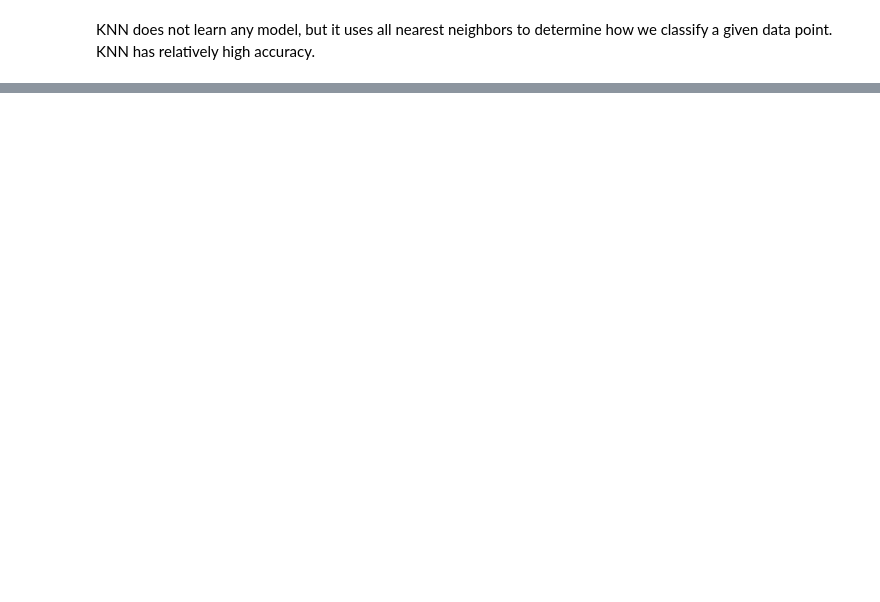
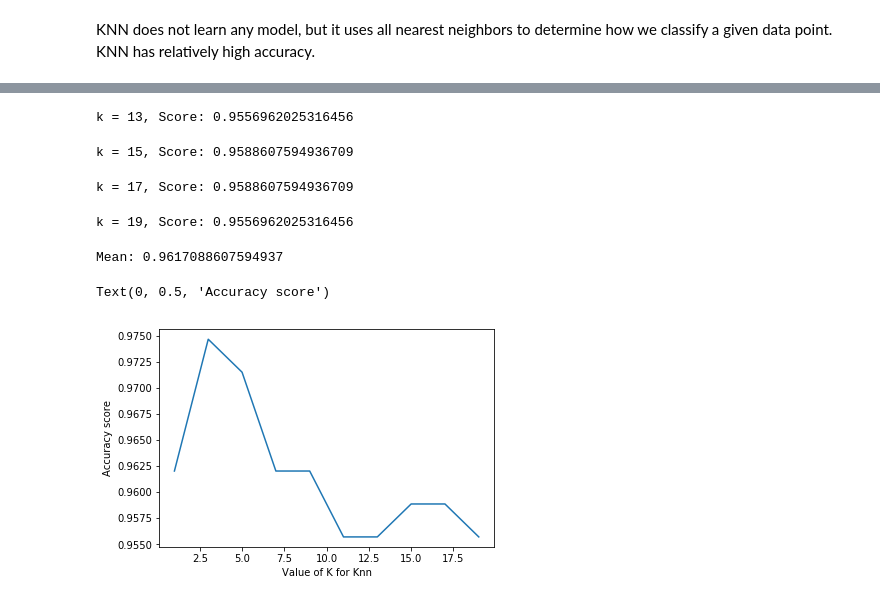
Before and after one commit to stanleyh007/ai_assignment2, a Jupyter notebook: ai_assignment_02/Project_2.ipynb, the cells around one changed output, grey strips where cells are left out. Cells and saved outputs as stored; diff of their text form; code cells hidden in the pictures; blank space fills up the shorter version.

```diff
--- a/ai_assignment_02/Project_2.ipynb
+++ b/ai_assignment_02/Project_2.ipynb
@@ -96,0 +199,52 @@ for model in model_genderlogi:
+# %%
+Knn_13 = neighbors.KNeighborsClassifier(n_neighbors=13)
+Knn_13.fit(Xk_train, yk_train)
+y_pred = Knn_13.predict(Xk_test)
+print('k = 13,', 'Score:', accuracy_score(yk_test, y_pred))
+# %% [output]
+k = 13, Score: 0.9556962025316456
+# %%
+Knn_15 = neighbors.KNeighborsClassifier(n_neighbors=15)
+Knn_15.fit(Xk_train, yk_train)
+y_pred = Knn_15.predict(Xk_test)
+print('k = 15,', 'Score:', accuracy_score(yk_test, y_pred))
+# %% [output]
+k = 15, Score: 0.9588607594936709
+# %%
+Knn_17 = neighbors.KNeighborsClassifier(n_neighbors=17)
+Knn_17.fit(Xk_train, yk_train)
+y_pred = Knn_17.predict(Xk_test)
+print('k = 17,', 'Score:', accuracy_score(yk_test, y_pred))
+# %% [output]
+k = 17, Score: 0.9588607594936709
+# %%
+Knn_19 = neighbors.KNeighborsClassifier(n_neighbors=19)
+Knn_19.fit(Xk_train, yk_train)
+y_pred = Knn_19.predict(Xk_test)
+print('k = 19,', 'Score:', accuracy_score(yk_test, y_pred))
+# %% [output]
+k = 19, Score: 0.9556962025316456
+# %%
+k_List = list(range(1,20))
+Odd_k = list(filter(lambda x: x % 2, k_List))
+scores = []
+
+for k in Odd_k:
+    Knn = neighbors.KNeighborsClassifier(n_neighbors=k)
+    Knn.fit(Xk_train, yk_train)
+    y_pred = Knn.predict(Xk_test)
+    scores.append(accuracy_score(yk_test, y_pred))
+
+print('Mean:', np.mean(scores))
+# %% [output]
+Mean: 0.9617088607594937
+# %%
+import matplotlib.pyplot as plt
+%matplotlib inline
+
+plt.plot(Odd_k, scores)
+plt.xlabel('Value of K for Knn')
+plt.ylabel('Accuracy score')
+# %% [output]
+Text(0, 0.5, 'Accuracy score')
+[figure, added]
```
Also changed, not shown: parts of 29 cells of this notebook.
